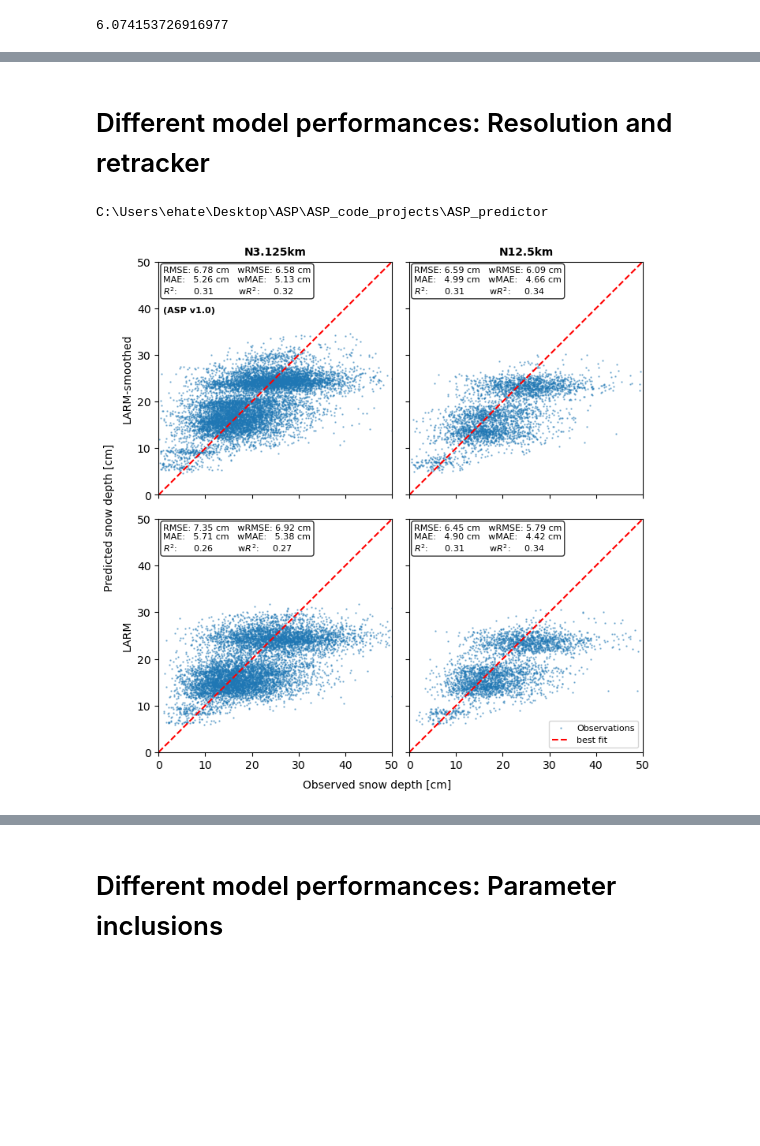
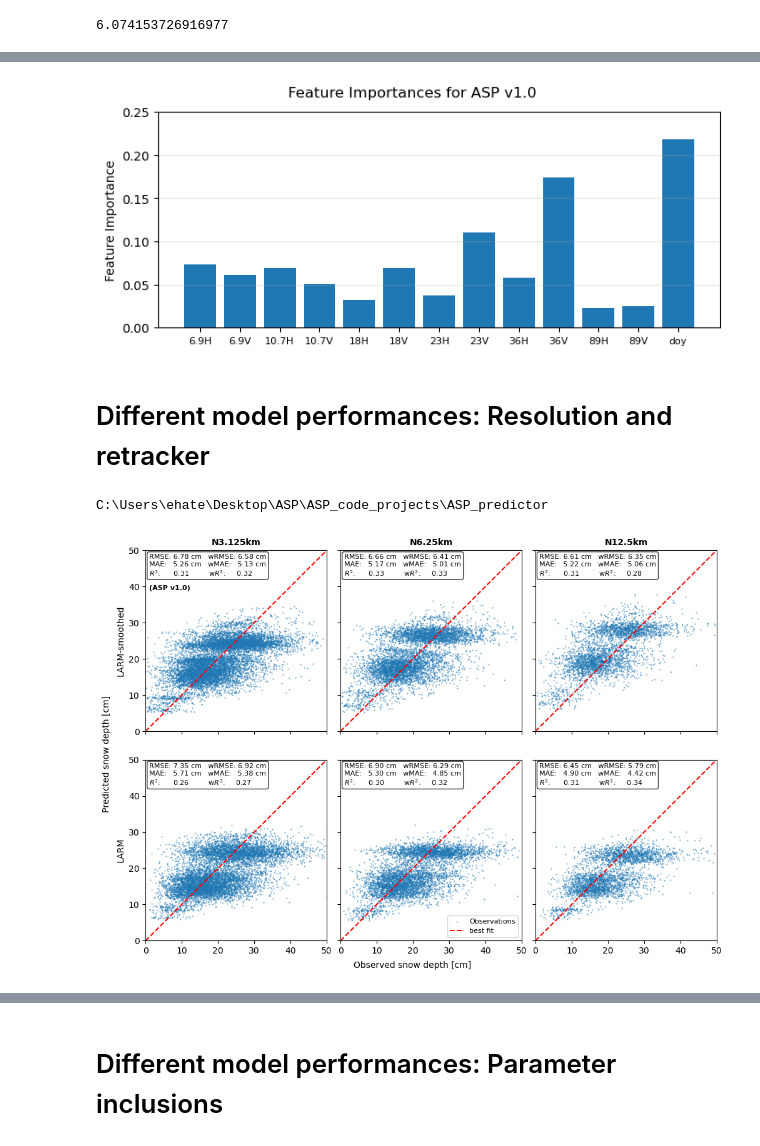
Before and after one commit to EHTellefsen/Arctic_Snow_Products, a Jupyter notebook: analysis/evaluate_model_performance.ipynb, the cells around one changed output, grey strips where cells are left out. Saved outputs shown, nothing was run; the diff lists cells and outputs as text; code cells hidden in the pictures; blank space fills up the shorter version.

```diff
--- a/analysis/evaluate_model_performance.ipynb
+++ b/analysis/evaluate_model_performance.ipynb
@@ -153,3 +189,18 @@ See the caveats in the documentation: https://pandas.pydata.org/pandas-docs/stab
+# %%
+fig, ax = plt.subplots(1, 1, figsize=(7,3), layout='constrained')
+
+x = np.arange(len(model.input_features))
+ax.bar(x, model.model.feature_importances_, width=0.8)
+ax.set_xticks(x, model.input_features, fontsize=8)
+ax.set_ylim(0, 0.25)
+fig.suptitle(f'Feature Importances for ASP v1.0')
+ax.grid(alpha=0.3, axis='y')
+ax.set_ylabel('Feature Importance')
+
+fig.savefig('data/fig/feature_importances_ASPv1.0.pdf', dpi=300)
+plt.show()
+# %% [output]
+[figure, added]
 # %% [markdown]
 # Different model performances: Resolution and retracker
 # %%
@@ -168,25 +219,35 @@ datasets = {
     'LARM-smoothed': {
         'N3.125km': {
             'model': 'data/processed/models/v1.2/ASP_RFR-model_LARM-smoothed_N3.125km.pkl',
-            'nov': 'data/intermediate/datasets/EASE2_LARM-smoothed_N3.125km_v1.1/ASP_test_2020-11-01_2020-12-01.parquet',
-            'apr': 'data/intermediate/datasets/EASE2_LARM-smoothed_N3.125km_v1.1/ASP_test_2022-04-01_2022-05-01.parquet'
+            'nov': 'data/intermediate/datasets_final/LARM_smoothed/EASE2.0_N3.125km/ASTD_v1.0-test_nov2020.parquet',
+            'apr': 'data/intermediate/datasets_final/LARM_smoothed/EASE2.0_N3.125km/ASTD_v1.0-test_apr2022.parquet'
+        },
+        'N6.25km': {
+            'model': 'data/processed/models/v1.2/ASP_RFR-model_LARM-smoothed_N6.25km.pkl',
+            'nov': 'data/intermediate/datasets_final/LARM_smoothed/EASE2.0_N6.25km/ASTD_v1.0-test_nov2020.parquet',
+            'apr': 'data/intermediate/datasets_final/LARM_smoothed/EASE2.0_N6.25km/ASTD_v1.0-test_apr2022.parquet'
         },
         'N12.5km': {
             'model': 'data/processed/models/v1.2/ASP_RFR-model_LARM-smoothed_N12.5km.pkl',
-            'nov': 'data/intermediate/datasets/EASE2_LARM-smoothed_N12.5km_v1.1/ASP_test_2020-11-01_2020-12-01.parquet',
-            'apr': 'data/intermediate/datasets/EASE2_LARM-smoothed_N12.5km_v1.1/ASP_test_2022-04-01_2022-05-01.parquet'
+            'nov': 'data/intermediate/datasets_final/LARM_smoothed/EASE2.0_N12.5km/ASTD_v1.0-test_nov2020.parquet',
+            'apr': 'data/intermediate/datasets_final/LARM_smoothed/EASE2.0_N12.5km/ASTD_v1.0-test_apr2022.parquet'
         },
     },
     'LARM': {
         'N3.125km': {
             'model': 'data/processed/models/v1.2/ASP_RFR-model_LARM_N3.125km.pkl',
-            'nov': 'data/intermediate/datasets/EASE2_LARM_N3.125km_v1.1/ASP_test_2020-11-01_2020-12-01.parquet',
-            'apr': 'data/intermediate/datasets/EASE2_LARM_N3.125km_v1.1/ASP_test_2022-04-01_2022-05-01.parquet'
+            'nov': 'data/intermediate/datasets_final/LARM/EASE2.0_N3.125km/ASTD_v1.0-test_nov2020.parquet',
+            'apr': 'data/intermediate/datasets_final/LARM/EASE2.0_N3.125km/ASTD_v1.0-test_apr2022.parquet'
+        },
+        'N6.25km': {
+            'model': 'data/processed/models/v1.2/ASP_RFR-model_LARM_N6.25km.pkl',
+            'nov': 'data/intermediate/datasets_final/LARM/EASE2.0_N6.25km/ASTD_v1.0-test_nov2020.parquet',
+            'apr': 'data/intermediate/datasets_final/LARM/EASE2.0_N6.25km/ASTD_v1.0-test_apr2022.parquet'
         },
         'N12.5km': {
             'model': 'data/processed/models/v1.2/ASP_RFR-model_LARM_N12.5km.pkl',
-            'nov': 'data/intermediate/datasets/EASE2_LARM_N12.5km_v1.1/ASP_test_2020-11-01_2020-12-01.parquet',
-            'apr': 'data/intermediate/datasets/EASE2_LARM_N12.5km_v1.1/ASP_test_2022-04-01_2022-05-01.parquet'
+            'nov': 'data/intermediate/datasets_final/LARM/EASE2.0_N12.5km/ASTD_v1.0-test_nov2020.parquet',
+            'apr': 'data/intermediate/datasets_final/LARM/EASE2.0_N12.5km/ASTD_v1.0-test_apr2022.parquet'
         },
     }
 }
@@ -199,7 +260,7 @@ def obs_pred_plot(ax, y_true, y_pred, weights = None, val_range=(0,50),**kwargs)
 
 
 i = 0
-fig, ax = plt.subplots(2, 2, figsize=(7,7),sharex=True, sharey=True, layout='constrained')
+fig, ax = plt.subplots(2, 3, figsize=(10,7),sharex=True, sharey=True, layout='constrained')
 for retracker, experiments in datasets.items():
     for experiment, files in experiments.items():
         model = pickle.load(open(files['model'], 'rb'))
@@ -219,32 +280,33 @@ for retracker, experiments in datasets.items():
         wmae = np.mean(np.abs(y_true - y_pred) * (df['num_samples'] / np.mean(df['num_samples'])))*100
         r2 = 1 - (np.sum((y_true - y_pred) ** 2) / np.sum((y_true - np.mean(y_true)) ** 2))
         wr2 = 1 - (np.sum(((y_true - y_pred) ** 2) * (df['num_samples'] / np.mean(df['num_samples'])) ) / np.sum( ((y_true - np.mean(y_true)) ** 2) * (df['num_samples'] / np.mean(df['num_samples'])) ))
 
         cax = ax.flatten()[i]
         obs_pred_plot(cax, y_true*100, y_pred*100, val_range=(0,50), s=0.5,alpha=0.5)
         cax.set_aspect('equal', 'box')
 
         cax.text(0.02, 0.98,
                 f"RMSE: {rmse:.2f} cm   wRMSE: {wrmse:.2f} cm" + "\n" +
                 f"MAE:   {mae:.2f} cm   wMAE:   {wmae:.2f} cm" + "\n" +
                 f"$R^2$:      {r2:.2f}         w$R^2$:     {wr2:.2f}",
                      transform=cax.transAxes, fontsize=8, verticalalignment='top', bbox=dict(boxstyle='round', facecolor='white', alpha=0.8))
 
         if i == 0:
             cax.text(0.02, 0.78, '(ASP v1.0)', fontsize=8, fontweight='bold',
                      transform=cax.transAxes)
         i += 1
 
 fig.supxlabel('Observed snow depth [cm]', fontsize=10)
 fig.supylabel('Predicted snow depth [cm]', fontsize=10)
 ax[0,0].set_ylabel('LARM-smoothed', fontsize=10)
 ax[1,0].set_ylabel('LARM', fontsize=10)
 ax[0,0].set_title('N3.125km', fontsize=10,fontweight='bold')
-ax[0,1].set_title('N12.5km', fontsize=10,fontweight='bold')
+ax[0,1].set_title('N6.25km', fontsize=10,fontweight='bold')
+ax[0,2].set_title('N12.5km', fontsize=10,fontweight='bold')
 #ax[0,   ].set_title('N3.125km - DOY not included', fontsize=10,fontweight='bold')
 ax[1,1].legend(loc=4,fontsize=8)
 fig.savefig('data/fig/scatter_retrackerAndResolution.png', dpi=300)
 plt.show()
 # %% [output]
 C:\Users\ehate\Desktop\ASP\ASP_code_projects\ASP_predictor
-[figure, old version]
+[figure, new version]
```
Also changed, not shown: parts of 8 cells of this notebook, 4 other files.
